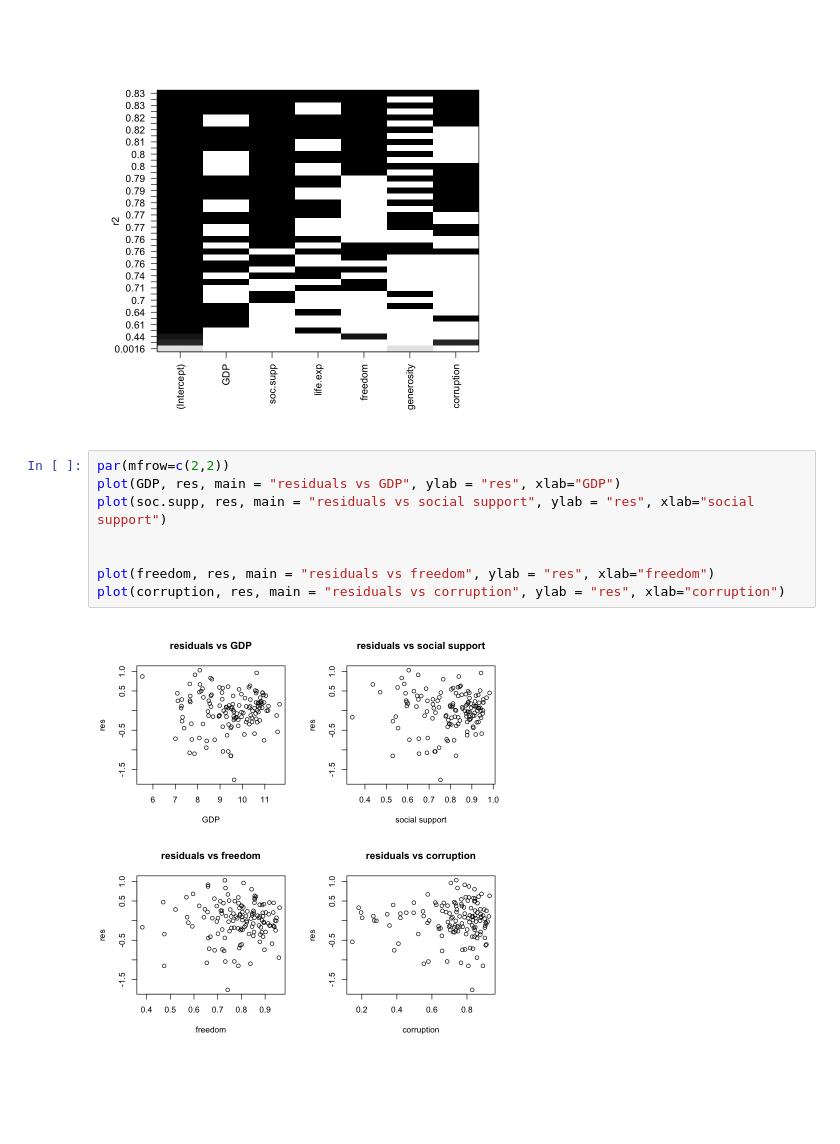
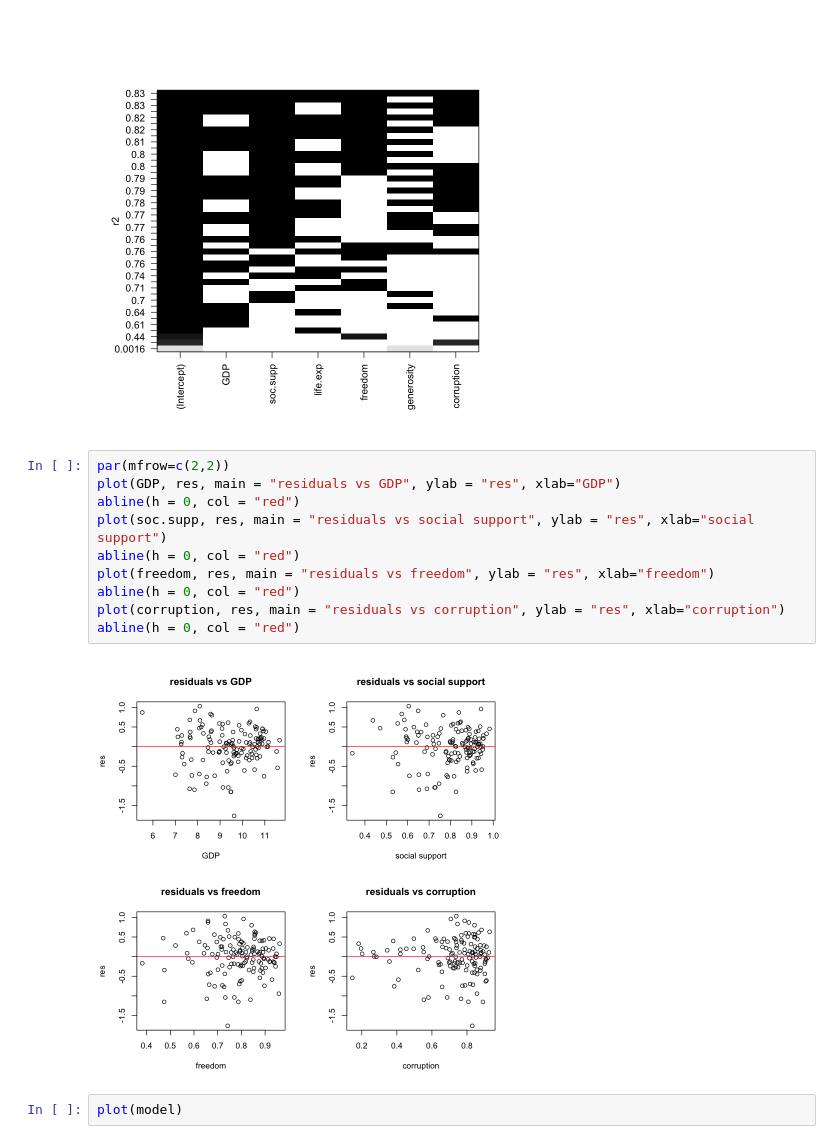
Before and after one commit to liamGaeuman/world_happiness, a Jupyter notebook: main.ipynb, the cells around one changed output. Saved outputs shown, nothing was run; the diff lists cells and outputs as text; blank space fills up the shorter version.

```diff
--- a/main.ipynb
+++ b/main.ipynb
@@ -67,10 +67,14 @@ plot(collection, scale="r2")
 # %%
 par(mfrow=c(2,2))
 plot(GDP, res, main = "residuals vs GDP", ylab = "res", xlab="GDP")
+abline(h = 0, col = "red")
 plot(soc.supp, res, main = "residuals vs social support", ylab = "res", xlab="social support")
-
-
+abline(h = 0, col = "red")
 plot(freedom, res, main = "residuals vs freedom", ylab = "res", xlab="freedom")
+abline(h = 0, col = "red")
 plot(corruption, res, main = "residuals vs corruption", ylab = "res", xlab="corruption")
+abline(h = 0, col = "red")
 # %% [output]
-[figure, old version]
+[figure, new version]
+# %%
+plot(model)
```
